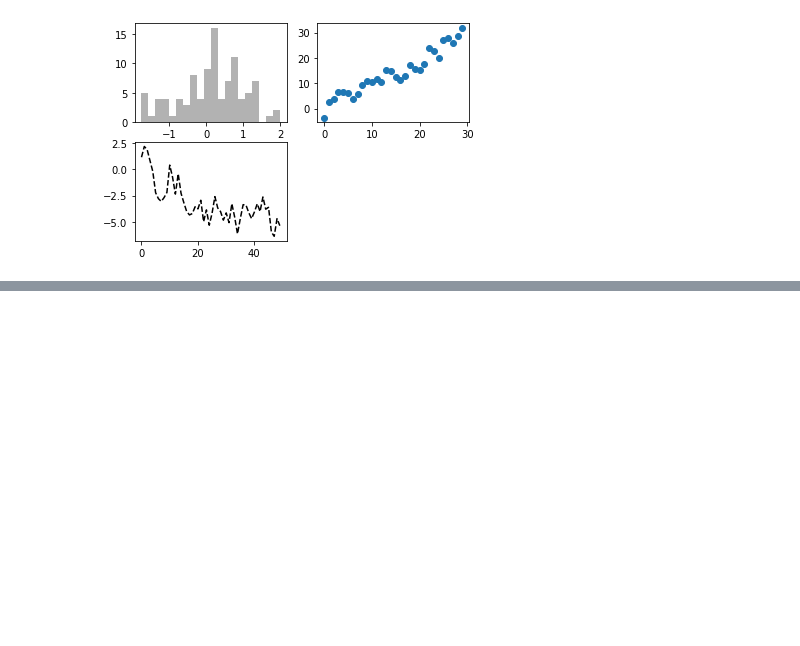
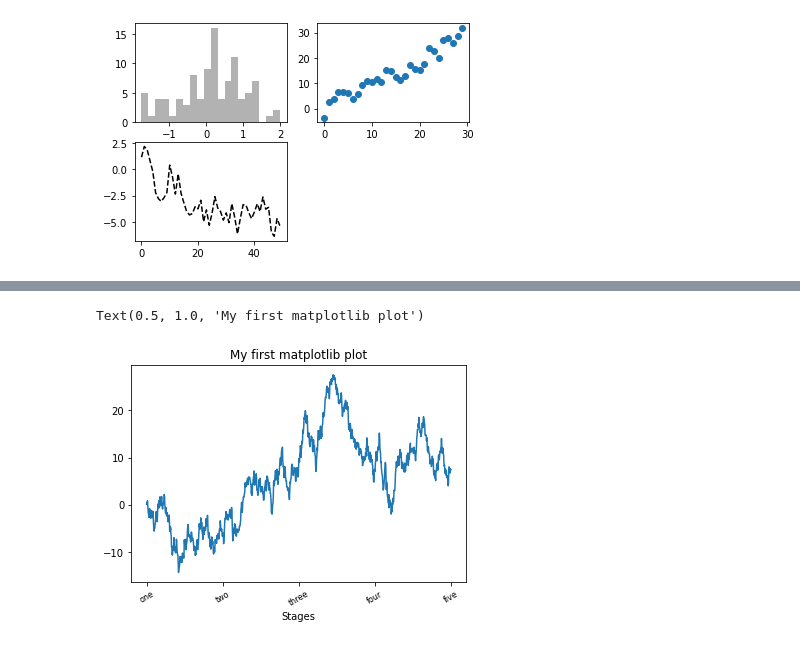
Before and after one commit to gpoon626/Python_Practice, a Jupyter notebook: Python_for_Data_Analysis_labs/Chapter_9_Plotting&Visualization.ipynb, the cells around one changed output, grey strips where cells are left out. Saved outputs shown, nothing was run; the diff lists cells and outputs as text; code cells hidden in the pictures; blank space fills up the shorter version.

```diff
--- a/Python_for_Data_Analysis_labs/Chapter_9_Plotting&Visualization.ipynb
+++ b/Python_for_Data_Analysis_labs/Chapter_9_Plotting&Visualization.ipynb
@@ -53,0 +88,15 @@ plt.show()
+# %%
+fig, ax = plt.subplots()
+
+ax.plot(np.random.standard_normal(1000).cumsum());
+
+ticks = ax.set_xticks([0, 250, 500, 750, 1000])
+
+labels = ax.set_xticklabels(["one", "two", "three", "four", "five"], rotation=30, fontsize=8)
+
+ax.set_xlabel("Stages")
+
+ax.set_title("My first matplotlib plot")
+# %% [output]
+Text(0.5, 1.0, 'My first matplotlib plot')
+[figure, added]
```
Also changed, not shown: parts of 27 cells of this notebook.
